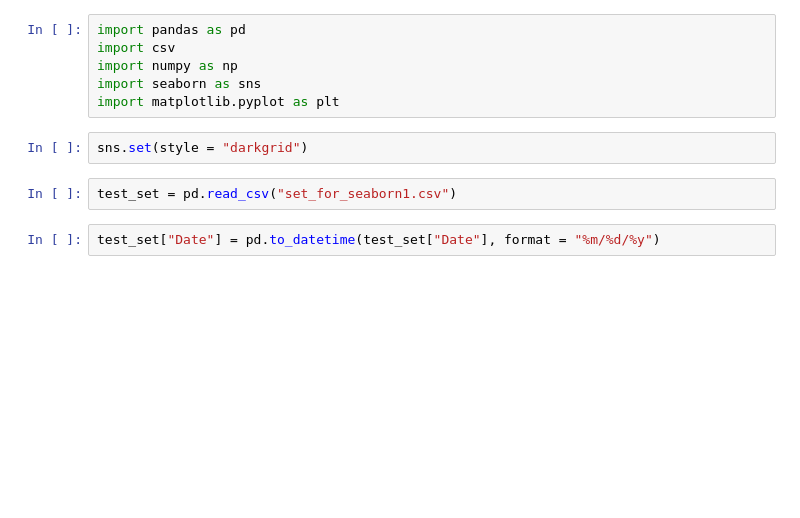
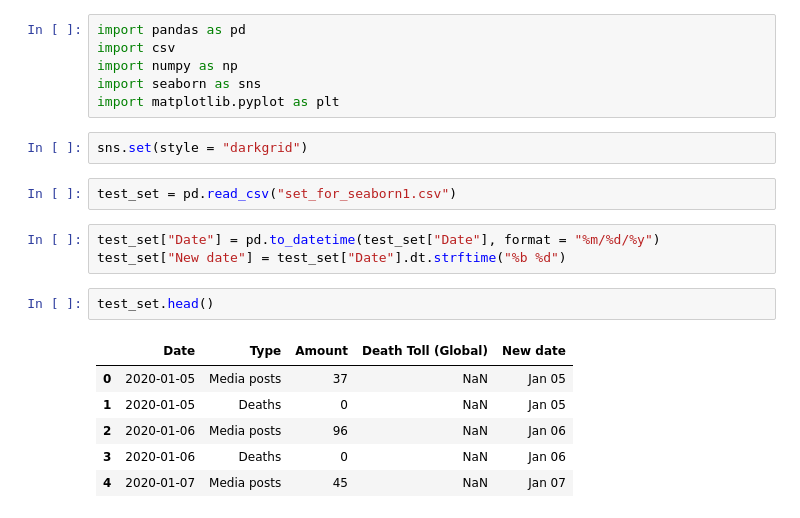
Before and after one commit to Haervaerk/Project2-Group-G, a Jupyter notebook: media_outrage.ipynb, the cells around one changed output. Saved outputs shown, nothing was run; the diff lists cells and outputs as text; blank space fills up the shorter version.

```diff
--- a/media_outrage.ipynb
+++ b/media_outrage.ipynb
@@ -10,6 +10,16 @@ sns.set(style = "darkgrid")
 test_set = pd.read_csv("set_for_seaborn1.csv")
 # %%
 test_set["Date"] = pd.to_datetime(test_set["Date"], format = "%m/%d/%y")
+test_set["New date"] = test_set["Date"].dt.strftime("%b %d")
+# %%
+test_set.head()
+# %% [output]
+|  | Date | Type | Amount | Death Toll (Global) | New date |
+| 0 | 2020-01-05 | Media posts | 37 | NaN | Jan 05 |
+| 1 | 2020-01-05 | Deaths | 0 | NaN | Jan 05 |
+| 2 | 2020-01-06 | Media posts | 96 | NaN | Jan 06 |
+| 3 | 2020-01-06 | Deaths | 0 | NaN | Jan 06 |
+| 4 | 2020-01-07 | Media posts | 45 | NaN | Jan 07 |
 # %%
 plt.figure(figsize=(20,10))
 sns.lineplot(test_set.Date, test_set.Amount, hue = test_set.Type)
```
Also changed, not shown: parts of 3 cells of this notebook.
